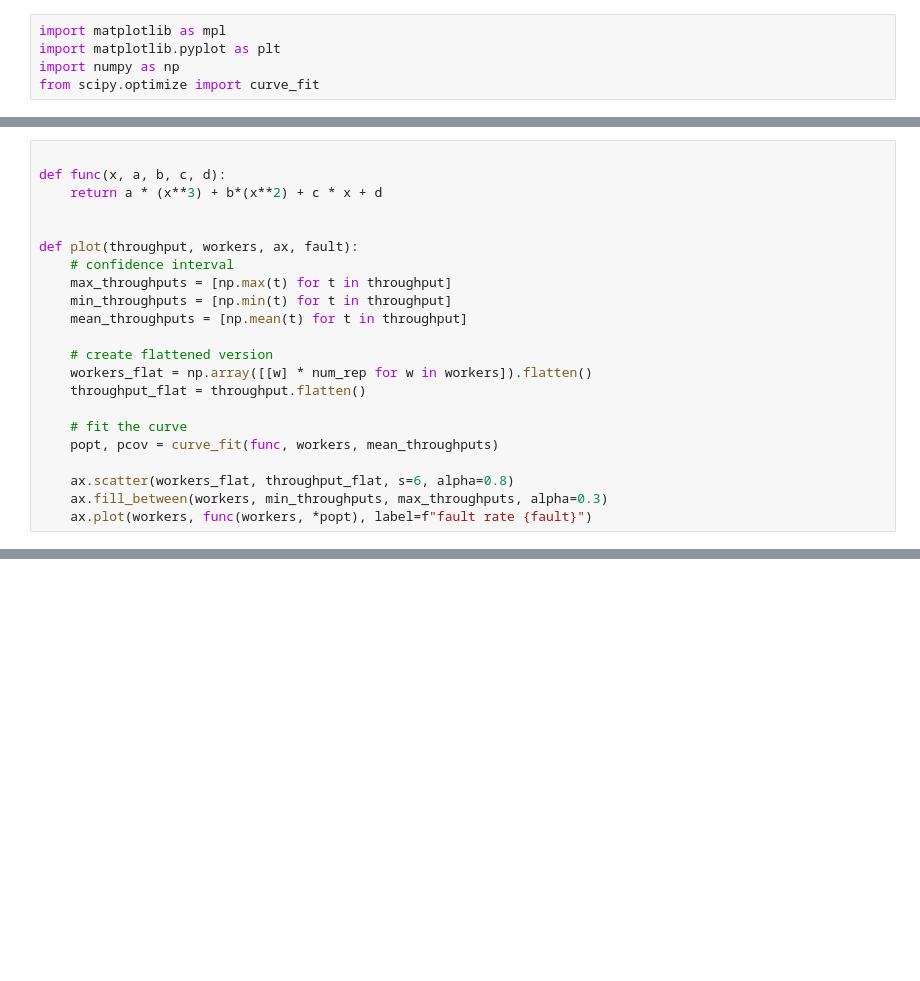
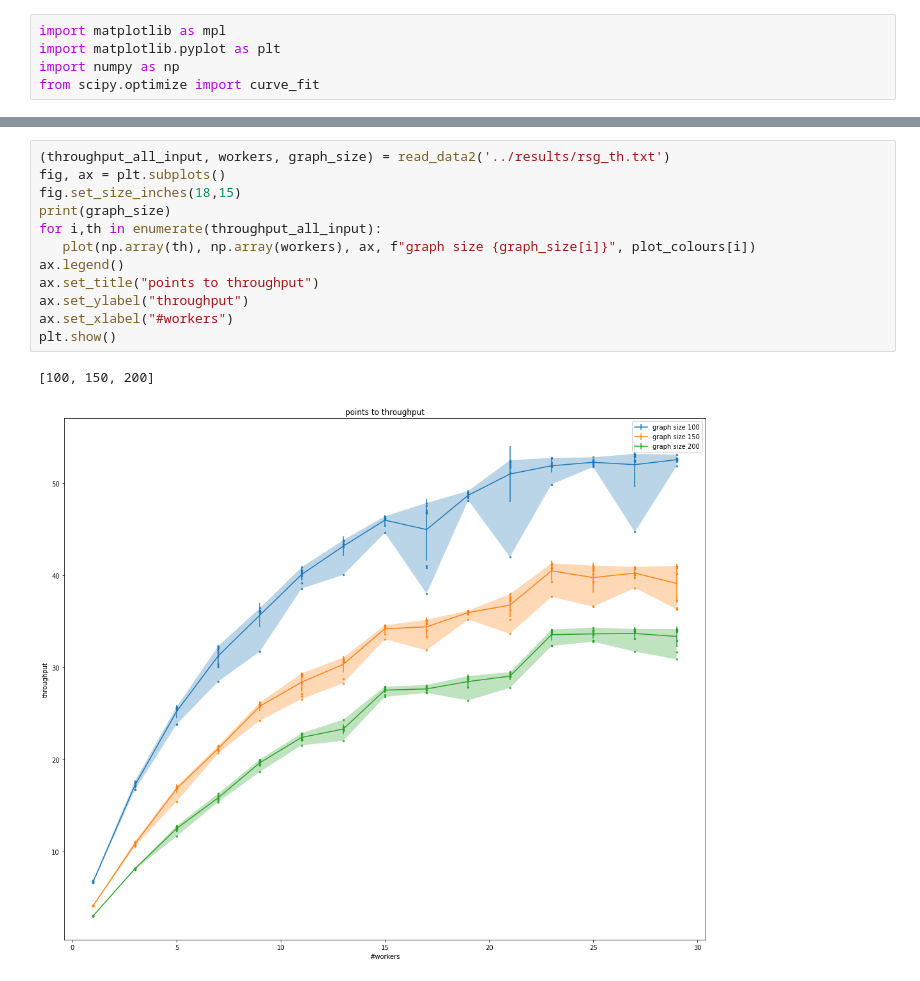
Before and after one commit to Vincent-lau/erlog, a Jupyter notebook: apps/bench/src/plot.ipynb, the cells around one changed output, grey strips where cells are left out. Cells and saved outputs as stored; diff of their text form; blank space fills up the shorter version.

```diff
--- a/apps/bench/src/plot.ipynb
+++ b/apps/bench/src/plot.ipynb
@@ -46,22 +103,0 @@ def read_fault(file_name):
-# %%
-
-def func(x, a, b, c, d):
-    return a * (x**3) + b*(x**2) + c * x + d
-
-
-def plot(throughput, workers, ax, fault):
-    # confidence interval
-    max_throughputs = [np.max(t) for t in throughput]
-    min_throughputs = [np.min(t) for t in throughput]
-    mean_throughputs = [np.mean(t) for t in throughput]
-
-    # create flattened version
-    workers_flat = np.array([[w] * num_rep for w in workers]).flatten()
-    throughput_flat = throughput.flatten()
-
-    # fit the curve
-    popt, pcov = curve_fit(func, workers, mean_throughputs)
-
-    ax.scatter(workers_flat, throughput_flat, s=6, alpha=0.8)
-    ax.fill_between(workers, min_throughputs, max_throughputs, alpha=0.3)
-    ax.plot(workers, func(workers, *popt), label=f"fault rate {fault}")
@@ -90,0 +126,15 @@ plot_all(throughput_all, workers, graph_size, fault_rate)
+# %%
+(throughput_all_input, workers, graph_size) = read_data2('../results/rsg_th.txt')
+fig, ax = plt.subplots()
+fig.set_size_inches(18,15)
+print(graph_size)
+for i,th in enumerate(throughput_all_input):
+   plot(np.array(th), np.array(workers), ax, f"graph size {graph_size[i]}", plot_colours[i])
+ax.legend()
+ax.set_title("points to throughput")
+ax.set_ylabel("throughput")
+ax.set_xlabel("#workers")
+plt.show()
+# %% [output]
+[100, 150, 200]
+[figure, added]
```
Also changed, not shown: parts of 14 cells of this notebook, 15 other files.
